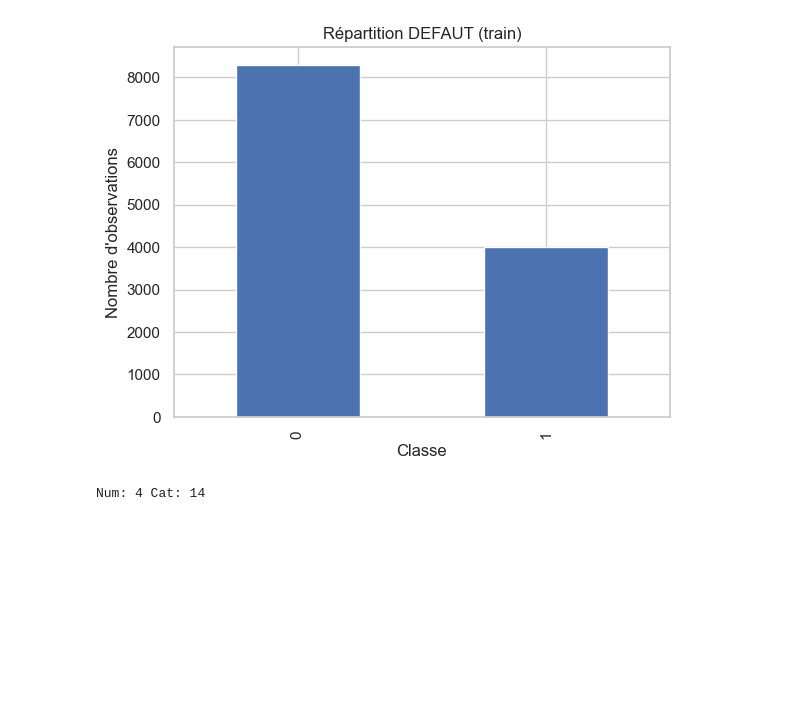
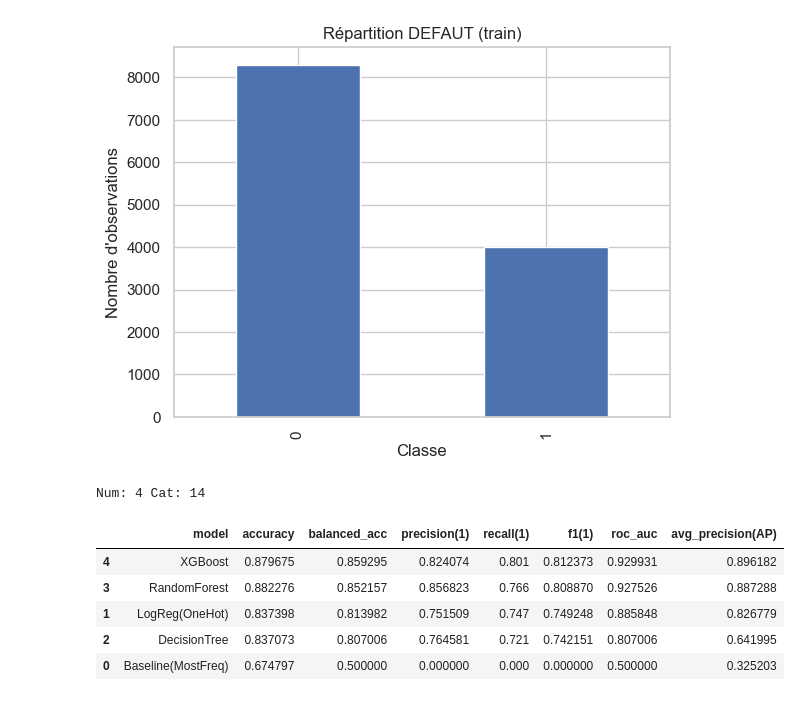
Before and after one commit to mohoualiamrouni/FDEC_Project, a Jupyter notebook: FDEC_notebook.ipynb, the cells around one changed output. Saved outputs shown, nothing was run; the diff lists cells and outputs as text; code cells hidden in the pictures; blank space fills up the shorter version.

```diff
--- a/FDEC_notebook.ipynb
+++ b/FDEC_notebook.ipynb
@@ -293,3 +293,95 @@ preprocess_onehot = ColumnTransformer(
 )
 # %% [output]
 Num: 4 Cat: 14
+# %%
+# Modèles
+
+# scale_pos_weight (utile si classe 1 minoritaire)
+pos = int(y_train.sum())
+neg = int((1 - y_train).sum())
+spw = neg / max(pos, 1)
+
+models_uni = {
+    "Baseline(MostFreq)": Pipeline([
+        ("prep", preprocess_ordinal),
+        ("clf", DummyClassifier(strategy="most_frequent", random_state=RANDOM_STATE))
+    ]),
+    "LogReg(OneHot)": Pipeline([
+        ("prep", preprocess_onehot),
+        ("clf", LogisticRegression(
+            random_state=RANDOM_STATE,
+            max_iter=5000,
+            n_jobs=-1,
+            class_weight="balanced",
+            solver="saga"
+        ))
+    ]),
+    "DecisionTree": Pipeline([
+        ("prep", preprocess_ordinal),
+        ("clf", DecisionTreeClassifier(random_state=RANDOM_STATE, class_weight="balanced"))
+    ]),
+    "RandomForest": Pipeline([
+        ("prep", preprocess_ordinal),
+        ("clf", RandomForestClassifier(
+            n_estimators=400,
+            random_state=RANDOM_STATE,
+            n_jobs=-1,
+            class_weight="balanced_subsample"
+        ))
+    ]),
+    "XGBoost": Pipeline([
+        ("prep", preprocess_ordinal),
+        ("clf", xgb.XGBClassifier(
+            n_estimators=600,
+            learning_rate=0.05,
+            max_depth=6,
+            subsample=0.8,
+            colsample_bytree=0.8,
+            reg_lambda=1.0,
+            objective="binary:logistic",
+            eval_metric="logloss",
+            n_jobs=-1,
+            random_state=RANDOM_STATE,
+            scale_pos_weight=spw
+        ))
+    ])
+}
+
+def eval_binary(model, Xtr, ytr, Xte, yte):
+    model.fit(Xtr, ytr)
+    pred = model.predict(Xte)
+
+    proba = None
+    if hasattr(model, "predict_proba"):
+        proba = model.predict_proba(Xte)[:, 1]
+
+    out = {
+        "accuracy": accuracy_score(yte, pred),
+        "balanced_acc": balanced_accuracy_score(yte, pred),
+        "precision(1)": precision_score(yte, pred, zero_division=0),
+        "recall(1)": recall_score(yte, pred, zero_division=0),
+        "f1(1)": f1_score(yte, pred, zero_division=0)
+    }
+    if proba is not None and len(np.unique(yte)) > 1:
+        out["roc_auc"] = roc_auc_score(yte, proba)
+        out["avg_precision(AP)"] = average_precision_score(yte, proba)
+
+    return out, pred, proba
+
+rows = []
+store_uni = {}
+
+for name, model in models_uni.items():
+    m, pred, proba = eval_binary(model, X_train, y_train, X_test, y_test)
+    rows.append({"model": name, **m})
+    store_uni[name] = (model, pred, proba)
+
+res_uni = pd.DataFrame(rows).sort_values("balanced_acc", ascending=False)
+display(res_uni)
+# %% [output]
+|  | model | accuracy | balanced_acc | precision(1) | recall(1) | f1(1) | roc_auc | avg_precision(AP) |
+| 4 | XGBoost | 0.879675 | 0.859295 | 0.824074 | 0.801 | 0.812373 | 0.929931 | 0.896182 |
+| 3 | RandomForest | 0.882276 | 0.852157 | 0.856823 | 0.766 | 0.808870 | 0.927526 | 0.887288 |
+| 1 | LogReg(OneHot) | 0.837398 | 0.813982 | 0.751509 | 0.747 | 0.749248 | 0.885848 | 0.826779 |
+| 2 | DecisionTree | 0.837073 | 0.807006 | 0.764581 | 0.721 | 0.742151 | 0.807006 | 0.641995 |
+| 0 | Baseline(MostFreq) | 0.674797 | 0.500000 | 0.000000 | 0.000 | 0.000000 | 0.500000 | 0.325203 |
```
Also changed, not shown: parts of 4 cells of this notebook.
